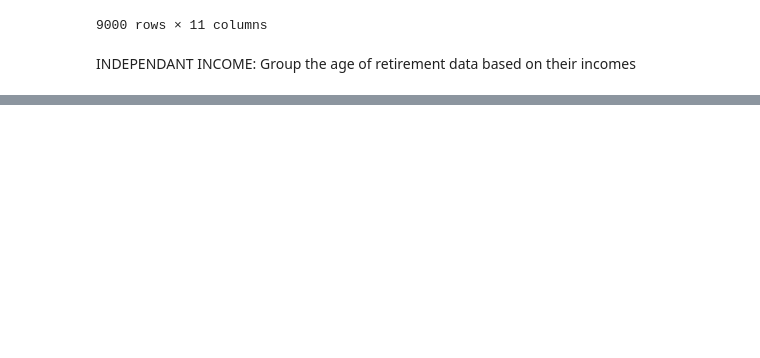
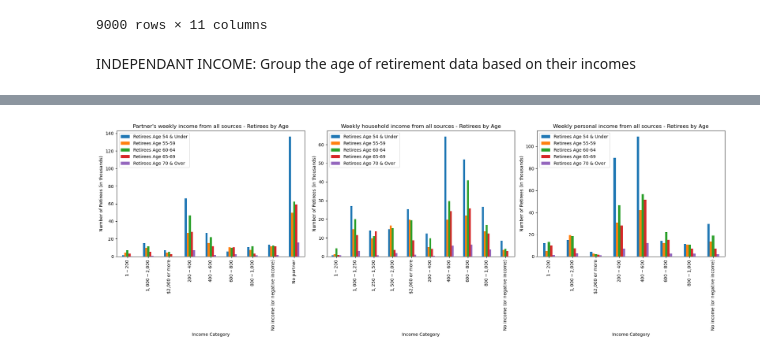
Before and after one commit to braydonnugent/Project1_Group4, a Jupyter notebook: retirement_analysis.ipynb, the cells around one changed output, grey strips where cells are left out. Drawn from its saved outputs; the diff is of its cells as text; code cells hidden in the pictures; blank space fills up the shorter version.

Commit message:
visualisations for financial factor

```diff
--- a/retirement_analysis.ipynb
+++ b/retirement_analysis.ipynb
@@ -199,0 +209,27 @@ plt.show()
+# %%
+
+# Define the three classifications
+classifications = income_chart_data['Classification'].unique()
+
+# Set up subplots
+fig, axes = plt.subplots(nrows=1, ncols=3, figsize=(20, 7))
+
+for i, classification in enumerate(classifications):
+
+    subset_df = income_chart_data[income_chart_data['Classification'] == classification]
+
+    # Plot the data
+    subset_df.set_index('Category').plot(kind='bar', stacked=False, ax=axes[i])
+
+    # Set plot title and labels
+    axes[i].set_title(f'{classification} - Retirees by Age')
+    axes[i].set_xlabel('Income Category')
+    axes[i].set_ylabel('Number of Retirees (in thousands)')
+
+    axes[i].tick_params(axis='x', rotation=90)
+    axes[i].legend(loc='upper left')
+
+plt.tight_layout()
+plt.show()
+# %% [output]
+[figure, added]
```
Also changed, not shown: parts of 9 cells of this notebook.
